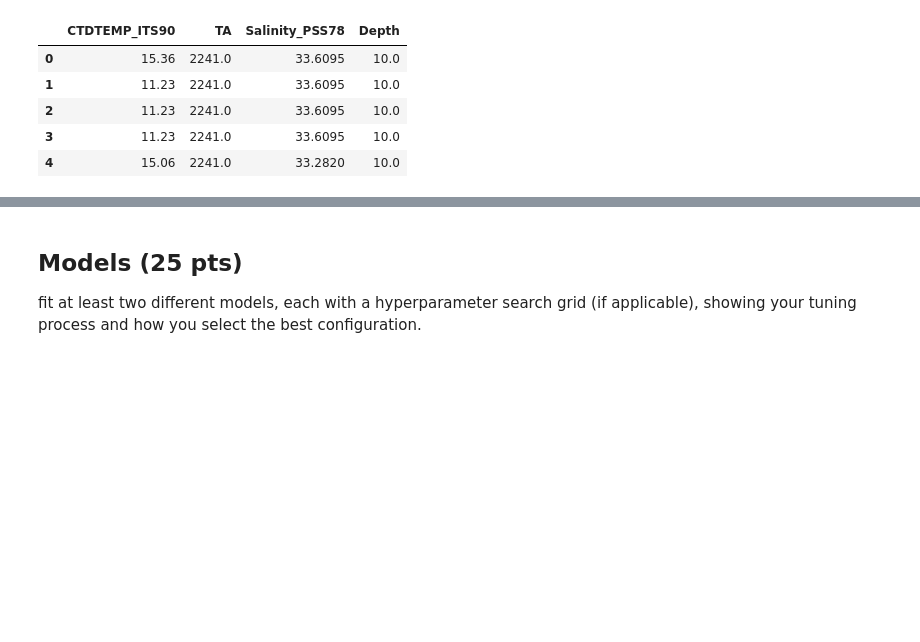
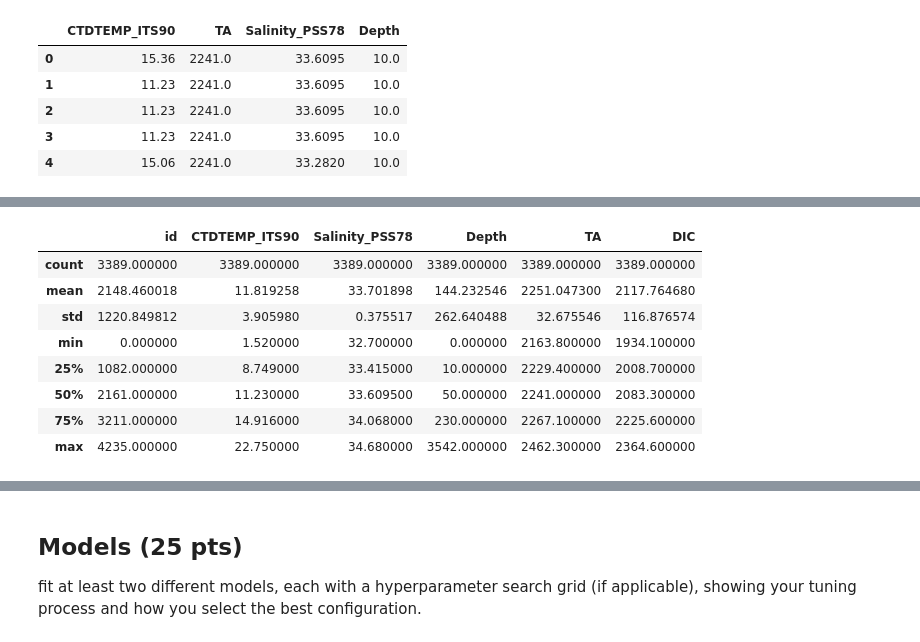
Before and after one commit to vedikaS-byte/eds-232-kaggle-competition, a Jupyter notebook: kaggle-notebook.ipynb, the cells around one changed output, grey strips where cells are left out. Saved outputs shown, nothing was run; the diff lists cells and outputs as text; code cells hidden in the pictures; blank space fills up the shorter version.

```diff
--- a/kaggle-notebook.ipynb
+++ b/kaggle-notebook.ipynb
@@ -54,0 +92,13 @@ X_train.head() # It is a df with all features except DIC
+# %%
+# There are some outliers...
+train.describe()
+# %% [output]
+|  | id | CTDTEMP_ITS90 | Salinity_PSS78 | Depth | TA | DIC |
+| count | 3389.000000 | 3389.000000 | 3389.000000 | 3389.000000 | 3389.000000 | 3389.000000 |
+| mean | 2148.460018 | 11.819258 | 33.701898 | 144.232546 | 2251.047300 | 2117.764680 |
+| std | 1220.849812 | 3.905980 | 0.375517 | 262.640488 | 32.675546 | 116.876574 |
+| min | 0.000000 | 1.520000 | 32.700000 | 0.000000 | 2163.800000 | 1934.100000 |
+| 25% | 1082.000000 | 8.749000 | 33.415000 | 10.000000 | 2229.400000 | 2008.700000 |
+| 50% | 2161.000000 | 11.230000 | 33.609500 | 50.000000 | 2241.000000 | 2083.300000 |
+| 75% | 3211.000000 | 14.916000 | 34.068000 | 230.000000 | 2267.100000 | 2225.600000 |
+| max | 4235.000000 | 22.750000 | 34.680000 | 3542.000000 | 2462.300000 | 2364.600000 |
```
Also changed, not shown: parts of 12 cells of this notebook, 2 other files.
